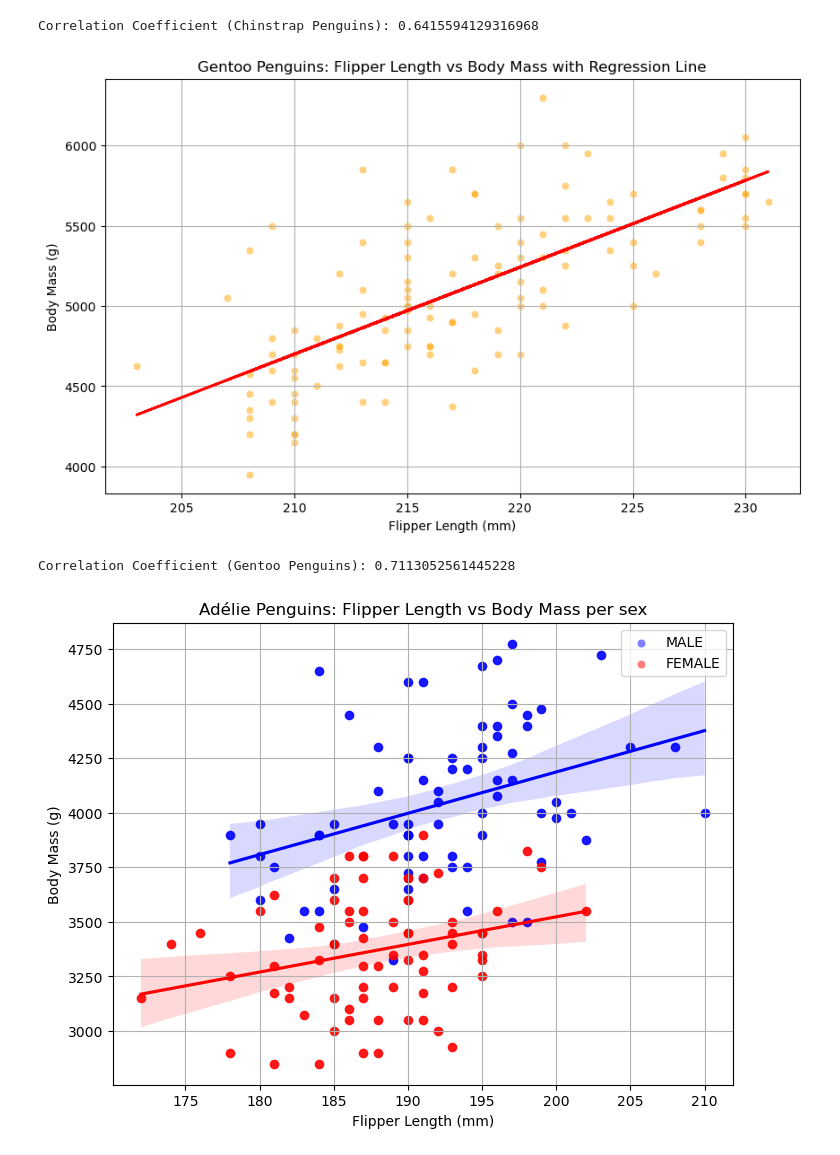
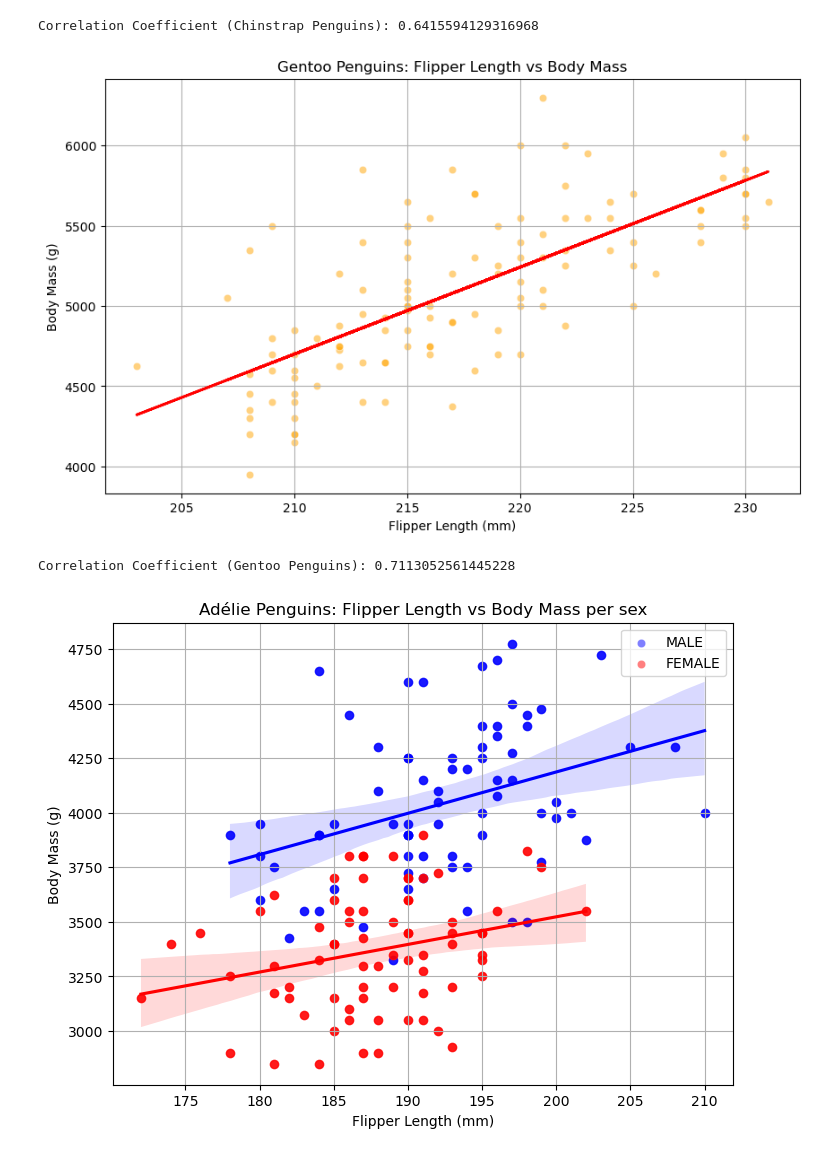
Before and after one commit to L-g00438909/my_work, a Jupyter notebook: penguins.ipynb, the cells around one changed output. Saved outputs shown, nothing was run; the diff lists cells and outputs as text; code cells hidden in the pictures.

```diff
--- a/penguins.ipynb
+++ b/penguins.ipynb
@@ -629,35 +611,35 @@ gentoo_df = df[df['species'] == 'Gentoo']
 # Plot scatterplot
 plt.figure(figsize=(10, 6))
 sns.scatterplot(x='flipper_length_mm', y='body_mass_g', data=gentoo_df, color='orange', alpha=0.5)
 
 # Fit linear regression model
 X = gentoo_df[['flipper_length_mm']]
 y = gentoo_df['body_mass_g']
 model = LinearRegression()
 model.fit(X, y)
 
 # Plot regression line
 plt.plot(X, model.predict(X), color='red', linewidth=2)
 
 # Add labels and title
 plt.xlabel('Flipper Length (mm)')
 plt.ylabel('Body Mass (g)')
-plt.title('Gentoo Penguins: Flipper Length vs Body Mass with Regression Line')
+plt.title('Gentoo Penguins: Flipper Length vs Body Mass')
 
 # Show plot
 plt.grid(True)
 plt.show()
 
 
 # Filter data for Gentoo penguins
 gentoo_df = df[df['species'] == 'Gentoo']
 
 # Calculate correlation coefficient for Gentoo penguins
 gentoo_correlation_coefficient = gentoo_df['flipper_length_mm'].corr(gentoo_df['body_mass_g'])
 
 print("Correlation Coefficient (Gentoo Penguins):", gentoo_correlation_coefficient)
 # %% [output]
-[figure, old version]
+[figure, new version]
 Correlation Coefficient (Gentoo Penguins): 0.7113052561445228
 # %%
 # Plot scatterplot with regression line for male Adélie penguins
```
Also changed, not shown: parts of 10 cells of this notebook, 1 other file.
